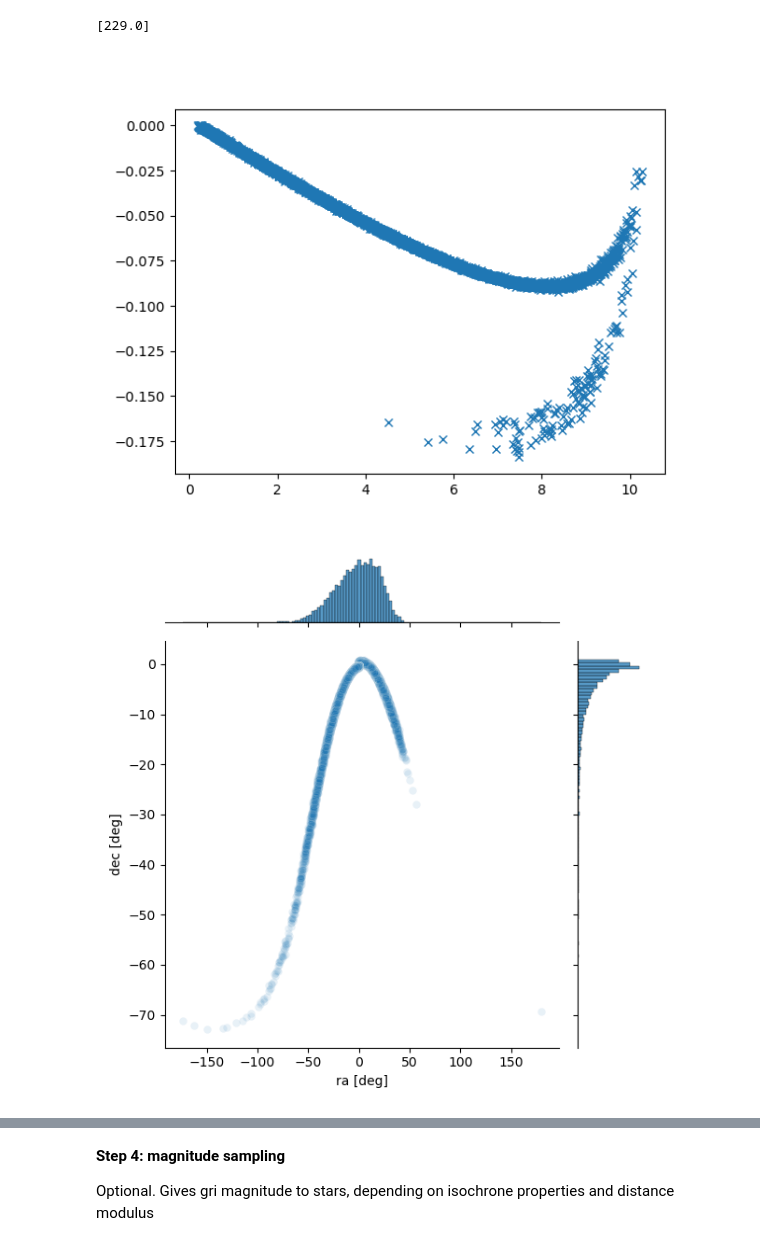
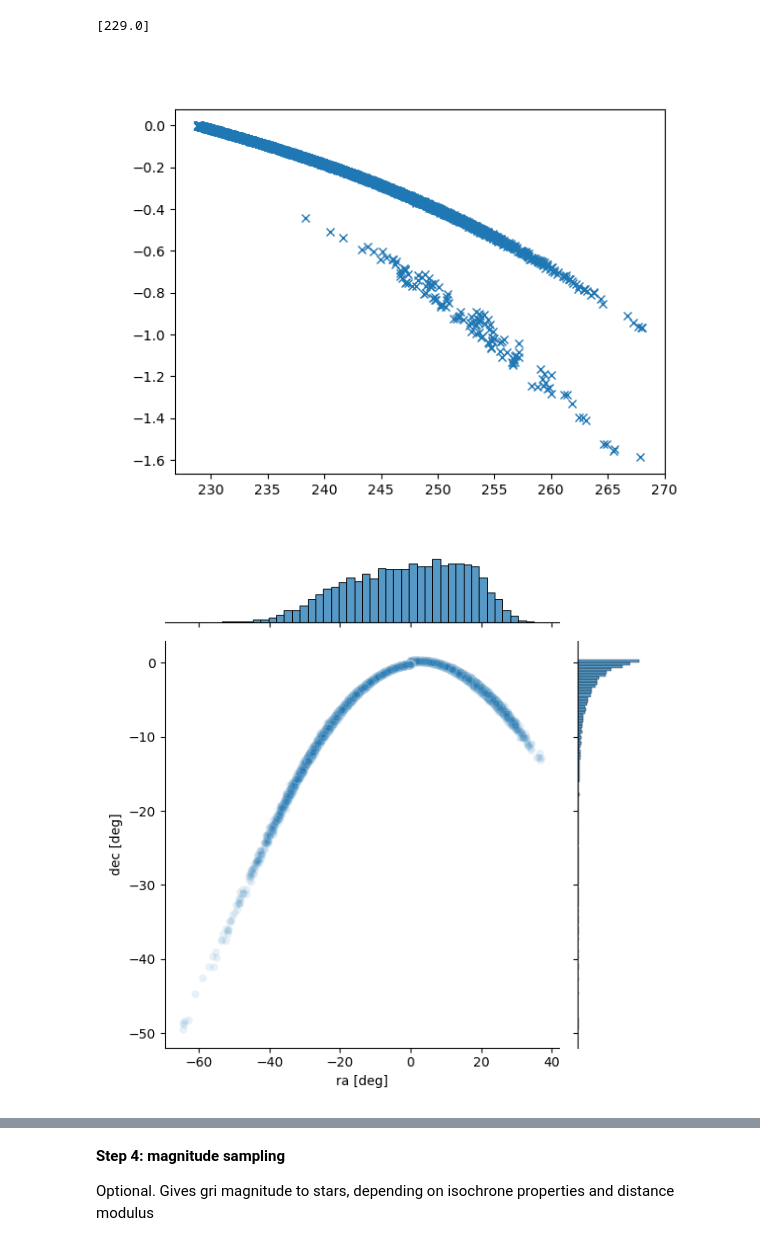
Before and after one commit to LSSTDESC/stream_sim, a Jupyter notebook: notebooks/stream_sim_galpy.ipynb, the cells around one changed output, grey strips where cells are left out. Saved outputs shown, nothing was run; the diff lists cells and outputs as text; code cells hidden in the pictures.

Commit message:
stream sim galpy from curvefit to leastsquare

```diff
--- a/notebooks/stream_sim_galpy.ipynb
+++ b/notebooks/stream_sim_galpy.ipynb
@@ -62,8 +62,9 @@ with open(config_path, 'r') as file:
 ##Display cluster data
 #current pose/velocity in ICRS
 stream_data = pd.DataFrame(config_data)
+# print(stream_data)
 #only progenitor data is wanted for our simulation
-progenitor = stream_data[4:].loc[:,["ra","dec","distance","pm_ra_cosdec","pm_dec","radial_velocity"]]
+progenitor = stream_data[4:].loc[:,["cluster","ra","dec","distance","pm_ra_cosdec","pm_dec","radial_velocity"]]
 #["dec","dec_unit","distance","distance_unit","frame","pm_dec","pm_dec_unit","pm_ra_cosdec","pm_ra_cosdec_unit", "ra","ra_unit","radial_velocity","radial_velocity_unit"]
 print(progenitor.values.tolist()[0])
 # %% [output]
@@ -86,7 +87,8 @@ The system includes initially a progenitor, an accreting host, perturbating DM s
 # %%
 ###Progenitor
 #progenitor coord
-prog_orbit = Orbit(progenitor.values.tolist()[0], radec=True) #progenitor orbit instance. radec=True specify the frame used radec=ICRS
+cluster = progenitor.values.tolist()[0][0]
+prog_orbit = Orbit(progenitor.values.tolist()[0][1:], radec=True) #progenitor orbit instance. radec=True specify the frame used radec=ICRS
 
 
 prog_mass = 2*10.**4.*u.Msun
@@ -288,10 +290,10 @@ ra_prog
 [229.0]
 # %%
 plt.figure()
-plt.plot(Y_s_trail, Y_ps-Y_s_trail, 'x')
+plt.plot(ra_s_trail, ra_ps-ra_s_trail, 'x')
 plt.show()
 # %% [output]
-[figure, old version]
+[figure, new version]
 # %%
 ### finally convert into Phi1,Phi2 frame
 ##this is a little bit tricky, since we cant the coordinate Phi1=0 follow the track, here we have 2 options:
@@ -334,7 +336,7 @@ plt.ylabel("dec [deg]")
 
 plt.tight_layout()
 # %% [output]
-[figure, old version]
+[figure, new version]
 # %%
 plt.figure()
 hist2D = sns.histplot(x=sts_phi1,y=sts_phi2,cbar=True)
```
Also changed, not shown: parts of 11 cells of this notebook, 12 other files.
